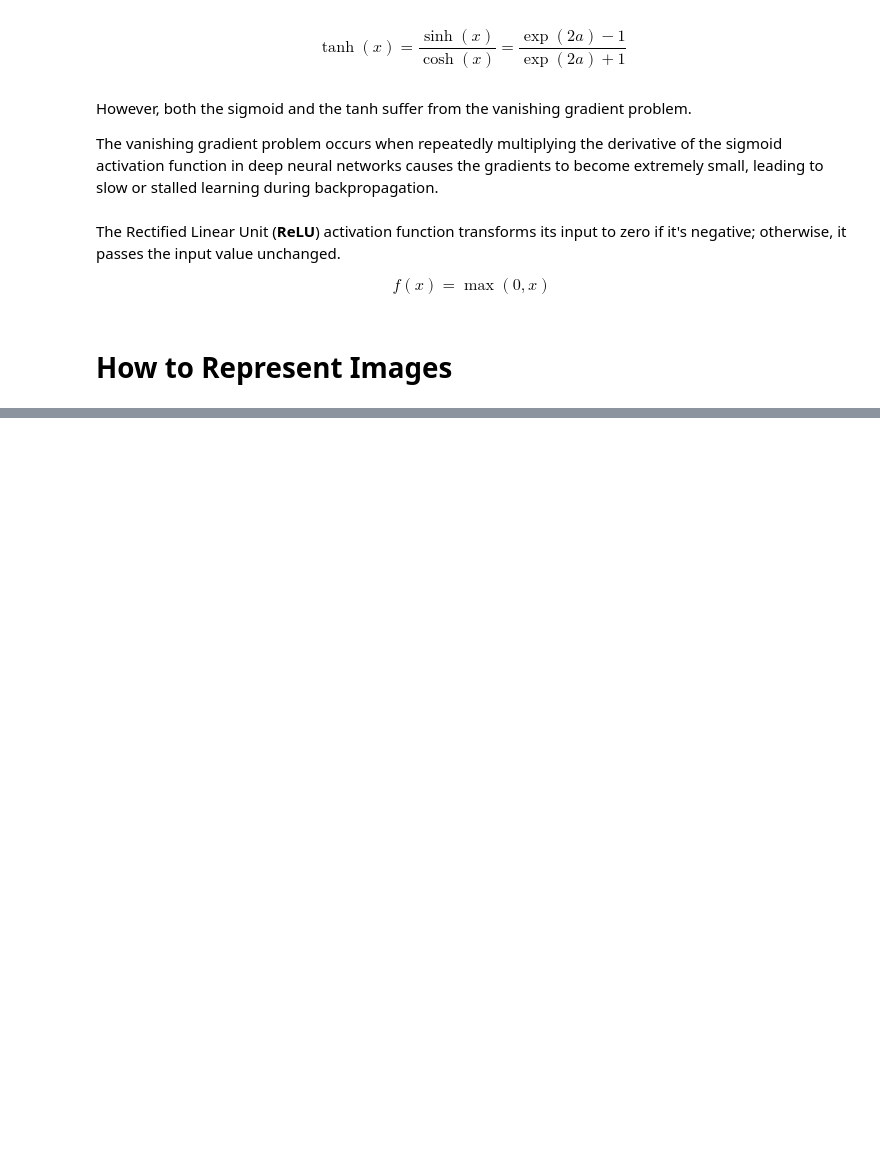
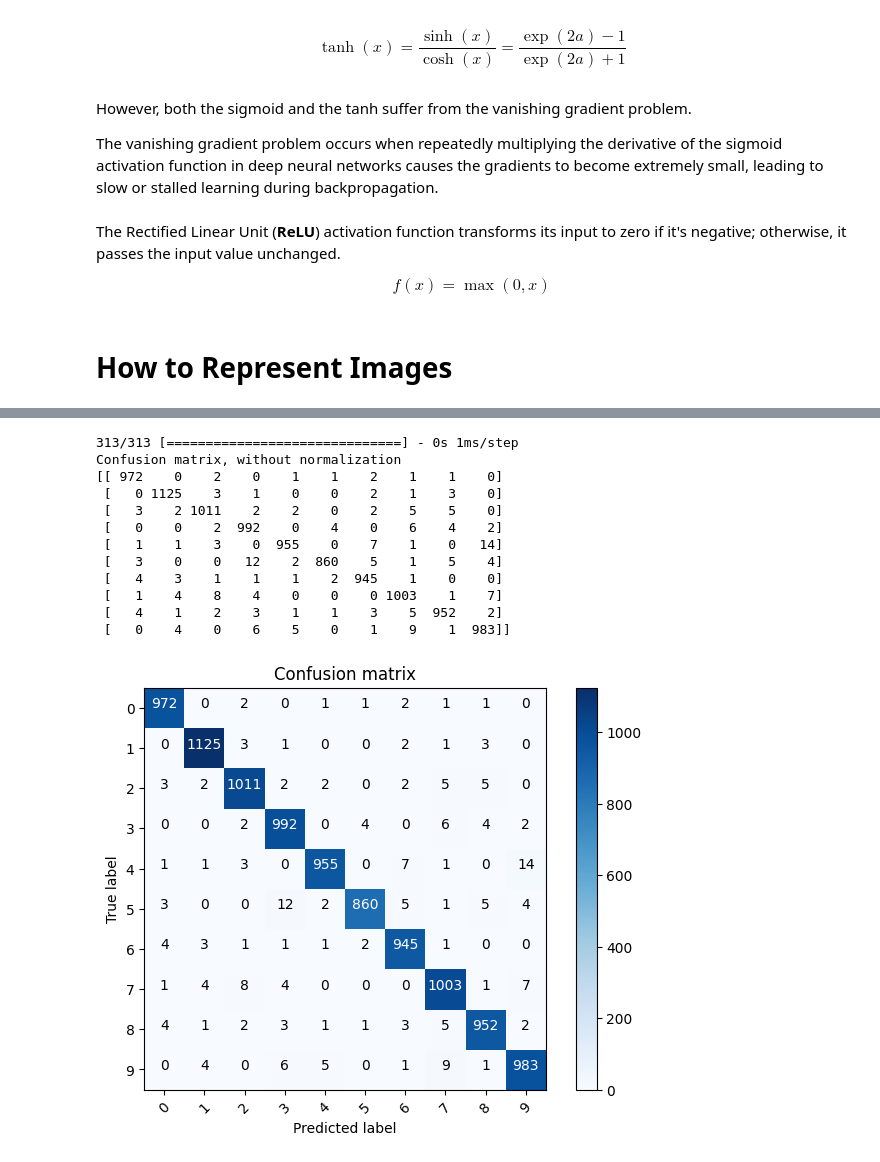
Before and after one commit to boemer00/deep_learning, a Jupyter notebook: computer_vision/04_Feedforward_Artificial_Neural_Networks.ipynb, the cells around one changed output, grey strips where cells are left out. Cells and saved outputs as stored; diff of their text form; code cells hidden in the pictures; blank space fills up the shorter version.

```diff
--- a/computer_vision/04_Feedforward_Artificial_Neural_Networks.ipynb
+++ b/computer_vision/04_Feedforward_Artificial_Neural_Networks.ipynb
@@ -102,0 +259,59 @@ $$
+# %%
+import numpy as np
+import matplotlib.pyplot as plt  # Import matplotlib
+from sklearn.metrics import confusion_matrix
+import itertools
+
+def plot_confusion_matrix(cm, classes,
+                          normalize=False,
+                          title='Confusion matrix',
+                          cmap=plt.cm.Blues):
+    """
+    This function prints and plots the confusion matrix.
+    Normalization can be applied by setting `normalize=True`.
+    """
+    if normalize:
+        cm = cm.astype('float') / cm.sum(axis=1)[:, np.newaxis]
+        print("Normalized confusion matrix")
+    else:
+        print('Confusion matrix, without normalization')
+
+    print(cm)
+
+    plt.imshow(cm, interpolation='nearest', cmap=cmap)
+    plt.title(title)
+    plt.colorbar()
+    tick_marks = np.arange(len(classes))
+    plt.xticks(tick_marks, classes, rotation=45)
+    plt.yticks(tick_marks, classes)
+
+    fmt = '.2f' if normalize else 'd'
+    thresh = cm.max() / 2.
+    for i, j in itertools.product(range(cm.shape[0]), range(cm.shape[1])):
+        plt.text(j, i, format(cm[i, j], fmt),
+                 horizontalalignment="center",
+                 color="white" if cm[i, j] > thresh else "black")
+
+    plt.tight_layout()
+    plt.ylabel('True label')
+    plt.xlabel('Predicted label')
+    plt.show()
+
+
+p_test = model.predict(x_test).argmax(axis=1)  # Ensure this matches your model's output
+cm = confusion_matrix(y_test, p_test)
+plot_confusion_matrix(cm, list(range(10)))  # Replace list(range(10)) with actual class names if applicable
+# %% [output]
+313/313 [==============================] - 0s 1ms/step
+Confusion matrix, without normalization
+[[ 972    0    2    0    1    1    2    1    1    0]
+ [   0 1125    3    1    0    0    2    1    3    0]
+ [   3    2 1011    2    2    0    2    5    5    0]
+ [   0    0    2  992    0    4    0    6    4    2]
+ [   1    1    3    0  955    0    7    1    0   14]
+ [   3    0    0   12    2  860    5    1    5    4]
+ [   4    3    1    1    1    2  945    1    0    0]
+ [   1    4    8    4    0    0    0 1003    1    7]
+ [   4    1    2    3    1    1    3    5  952    2]
+ [   0    4    0    6    5    0    1    9    1  983]]
+[figure, added]
```
Also changed, not shown: parts of 29 cells of this notebook.
